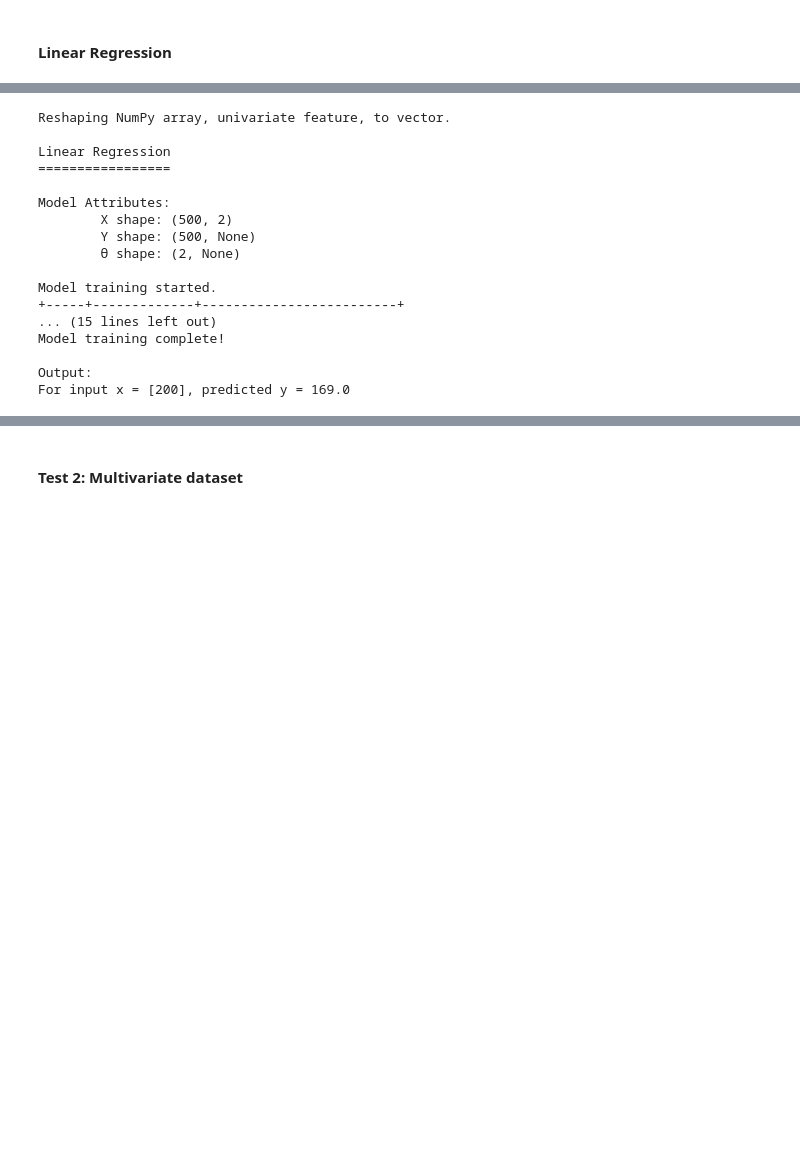
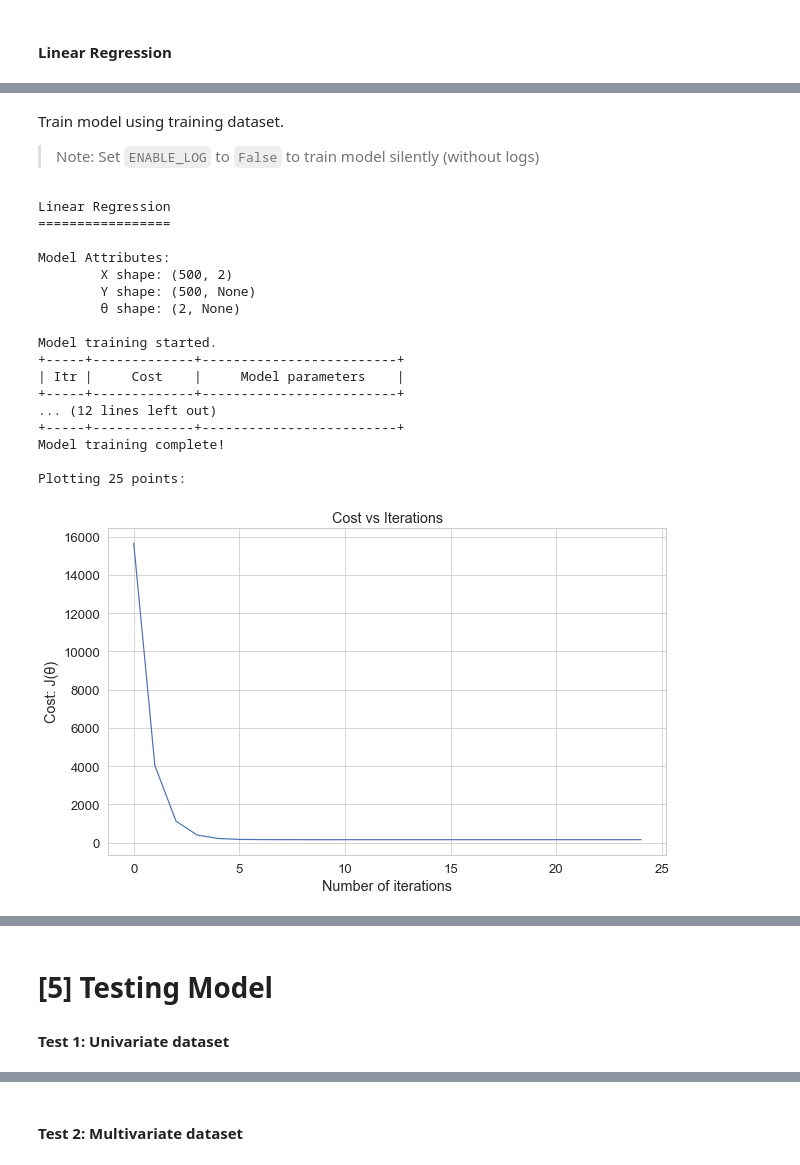
Before and after one commit to DheemanthBhat/ML-Concepts, a Jupyter notebook: 6. Linear Regression/3. Linear Regression - Gradient Descent.ipynb, the cells around one changed output, grey strips where cells are left out. Cells and saved outputs as stored; diff of their text form; code cells hidden in the pictures; blank space fills up the shorter version.

```diff
--- a/6. Linear Regression/3. Linear Regression - Gradient Descent.ipynb
+++ b/6. Linear Regression/3. Linear Regression - Gradient Descent.ipynb
@@ -232,7 +232,7 @@ def standardization(features):
     z_mean = features - mean
 
     # Step 4: Scale features to unit-variance.
-    def transform(sample):
+    def transform(sample=features):
         zeros = np.zeros_like(sample, dtype="float")
         return np.divide(z_mean, std, out=zeros, where=std != 0)
 
@@ -241,0 +244,20 @@ def standardization(features):
+# %%
+def plot_cost_vs_itr(points):
+    """
+    Function to plot J(θ) vs No. of Iterations to
+    check if cost is reducing in each iteration.
+    """
+    count, _ = get_shape(points)
+    text(f"Plotting {count} points:")
+
+    x = points[:, 0]
+    y = points[:, 1]
+
+    plt.figure(figsize=(10, 6))
+
+    sns.lineplot(x=x, y=y)
+    plt.title("Cost vs Iterations")
+    plt.xlabel("Number of iterations")
+    plt.ylabel("Cost: J(θ)")
+
+    plt.show()
@@ -361,34 +402,34 @@ def linear_regression(X, Y, theta=None, scaling=True):
+# %% [markdown]
+Train model using training dataset.
+
+> Note: Set `ENABLE_LOG` to `False` to train model silently (without logs)
 # %%
 ENABLE_LOG = True
 
-X = uv_df["X"].values
-Y = uv_df["Y"].values
-
-fit = linear_regression(X, Y)
 # Fit Linear Regression model.
-predict = fit(alpha=0.5, max_iter=25, nth=2)
-
-x = [200]
-y = predict(x, precision=0)
-
-print("Output:")
-print(f"For input x = {x}, predicted y = {y}")
+predict = fit(alpha=0.5, max_itr=25, nth=2, plot_cost=True)
 # %% [output]
-Reshaping NumPy array, univariate feature, to vector.
-
 Linear Regression
 =================
 
 Model Attributes:
         X shape: (500, 2)
         Y shape: (500, None)
         θ shape: (2, None)
 
 Model training started.
 +-----+-------------+-------------------------+
-... (15 lines left out)
+| Itr |     Cost    |     Model parameters    |
++-----+-------------+-------------------------+
+... (12 lines left out)
++-----+-------------+-------------------------+
 Model training complete!
 
-Output:
-For input x = [200], predicted y = 169.0
+Plotting 25 points:
+[figure, added]
 [interactive output not drawn]
+# %% [markdown]
+<a id="#[5]-Testing-Model"></a>
+# [5] Testing Model
+
+#### Test 1: Univariate dataset
```
Also changed, not shown: parts of 11 cells of this notebook, 2 other files.
